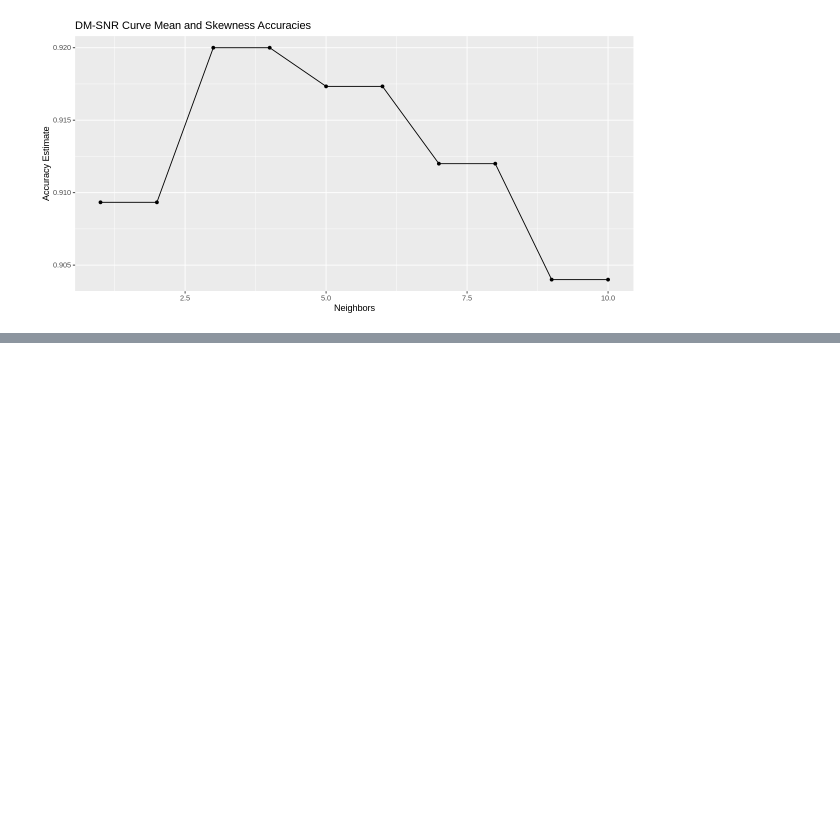
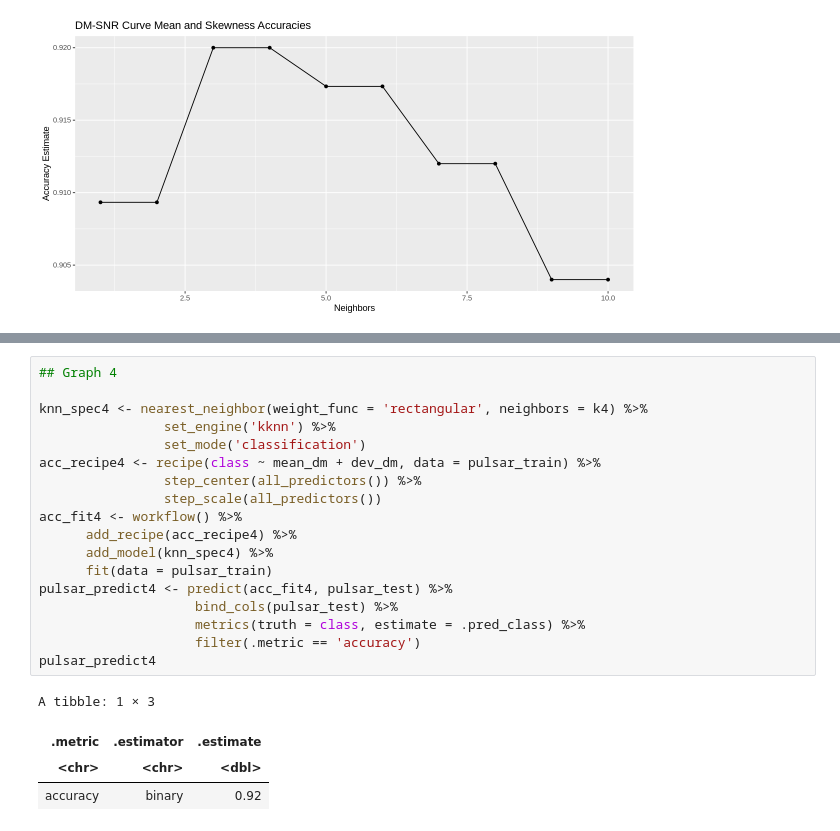
Before and after one commit to kseniak1/DSCI100-Project, a Jupyter notebook: Ksenia_notebook.ipynb, the cells around one changed output, grey strips where cells are left out. Saved outputs shown, nothing was run; the diff lists cells and outputs as text; blank space fills up the shorter version.

```diff
--- a/Ksenia_notebook.ipynb
+++ b/Ksenia_notebook.ipynb
@@ -255,0 +343,23 @@ k6 <- 3
+# %%
+## Graph 4
+
+knn_spec4 <- nearest_neighbor(weight_func = 'rectangular', neighbors = k4) %>%
+                set_engine('kknn') %>%
+                set_mode('classification')
+acc_recipe4 <- recipe(class ~ mean_dm + dev_dm, data = pulsar_train) %>%
+                step_center(all_predictors()) %>%
+                step_scale(all_predictors())
+acc_fit4 <- workflow() %>%
+      add_recipe(acc_recipe4) %>%
+      add_model(knn_spec4) %>%
+      fit(data = pulsar_train)
+pulsar_predict4 <- predict(acc_fit4, pulsar_test) %>%
+                    bind_cols(pulsar_test) %>%
+                    metrics(truth = class, estimate = .pred_class) %>%
+                    filter(.metric == 'accuracy')
+pulsar_predict4
+# %% [output]
+A tibble: 1 × 3
+| .metric | .estimator | .estimate |
+| <chr> | <chr> | <dbl> |
+| accuracy | binary | 0.92 |
```
Also changed, not shown: parts of 8 cells of this notebook.
